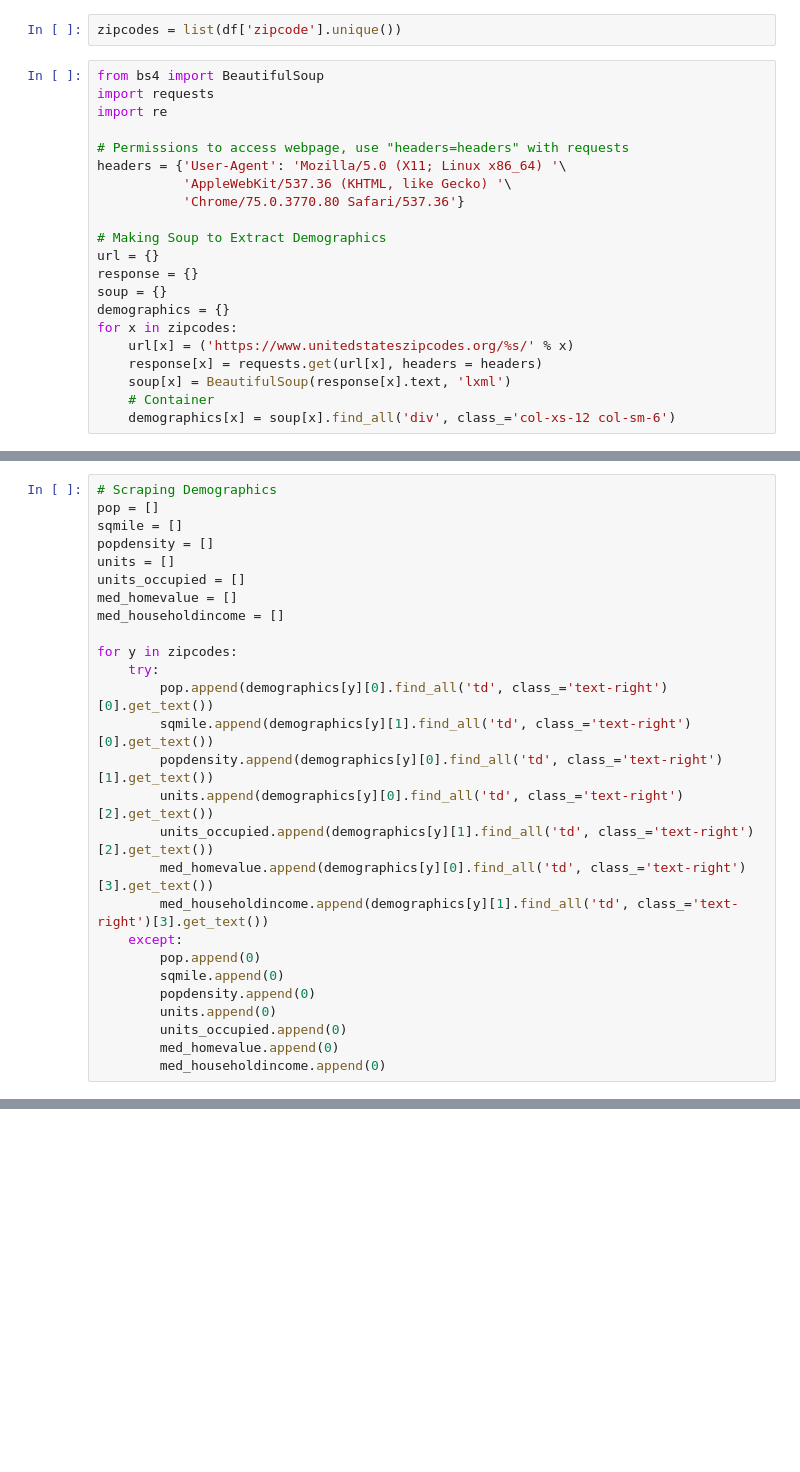
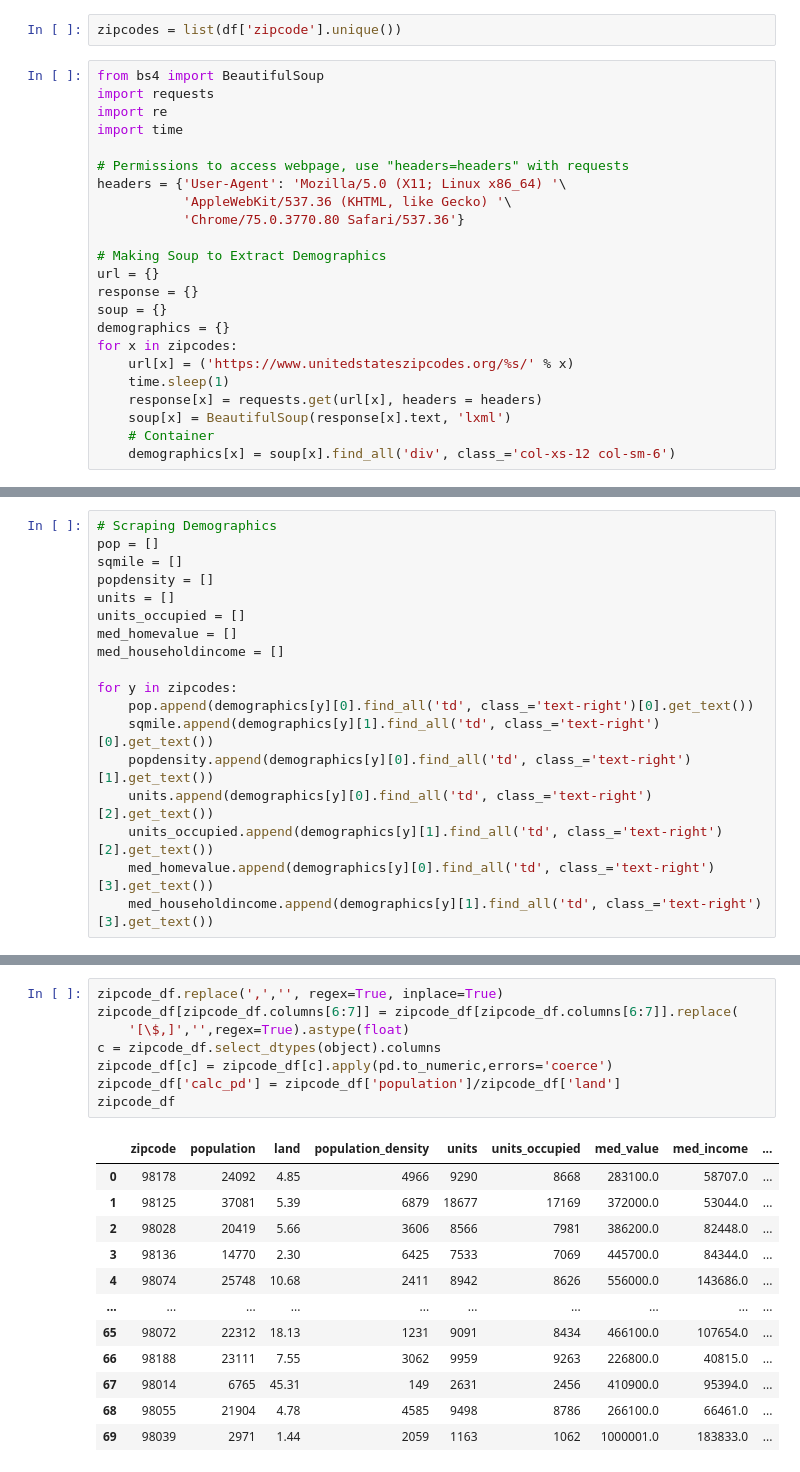
Before and after one commit to naik-sachin/Project_Housing_prediction, a Jupyter notebook: webscraping_zipcode_demographics.ipynb, the cells around one changed output, grey strips where cells are left out. Saved outputs shown, nothing was run; the diff lists cells and outputs as text; blank space fills up the shorter version.

Commit message:
final big data table

```diff
--- a/webscraping_zipcode_demographics.ipynb
+++ b/webscraping_zipcode_demographics.ipynb
@@ -233,6 +233,7 @@ zipcodes = list(df['zipcode'].unique())
 from bs4 import BeautifulSoup
 import requests
 import re
+import time
 
 # Permissions to access webpage, use "headers=headers" with requests
 headers = {'User-Agent': 'Mozilla/5.0 (X11; Linux x86_64) '\
@@ -246,6 +247,7 @@ soup = {}
 demographics = {}
 for x in zipcodes:
     url[x] = ('https://www.unitedstateszipcodes.org/%s/' % x)
+    time.sleep(1)
     response[x] = requests.get(url[x], headers = headers)
     soup[x] = BeautifulSoup(response[x].text, 'lxml')
     # Container
@@ -270,19 +263,10 @@ med_homevalue = []
 med_householdincome = []
 
 for y in zipcodes:
-    try:
-        pop.append(demographics[y][0].find_all('td', class_='text-right')[0].get_text())
-        sqmile.append(demographics[y][1].find_all('td', class_='text-right')[0].get_text())
-        popdensity.append(demographics[y][0].find_all('td', class_='text-right')[1].get_text())
-        units.append(demographics[y][0].find_all('td', class_='text-right')[2].get_text())
-        units_occupied.append(demographics[y][1].find_all('td', class_='text-right')[2].get_text())
-        med_homevalue.append(demographics[y][0].find_all('td', class_='text-right')[3].get_text())
-        med_householdincome.append(demographics[y][1].find_all('td', class_='text-right')[3].get_text())
-    except:
-        pop.append(0)
-        sqmile.append(0)
-        popdensity.append(0)
-        units.append(0)
-        units_occupied.append(0)
-        med_homevalue.append(0)
-        med_householdincome.append(0)
+    pop.append(demographics[y][0].find_all('td', class_='text-right')[0].get_text())
+    sqmile.append(demographics[y][1].find_all('td', class_='text-right')[0].get_text())
+    popdensity.append(demographics[y][0].find_all('td', class_='text-right')[1].get_text())
+    units.append(demographics[y][0].find_all('td', class_='text-right')[2].get_text())
+    units_occupied.append(demographics[y][1].find_all('td', class_='text-right')[2].get_text())
+    med_homevalue.append(demographics[y][0].find_all('td', class_='text-right')[3].get_text())
+    med_householdincome.append(demographics[y][1].find_all('td', class_='text-right')[3].get_text())
@@ -310,0 +294,21 @@ zipcode_df.head(70)
+# %%
+zipcode_df.replace(',','', regex=True, inplace=True)
+zipcode_df[zipcode_df.columns[6:7]] = zipcode_df[zipcode_df.columns[6:7]].replace(
+    '[\$,]','',regex=True).astype(float)
+c = zipcode_df.select_dtypes(object).columns
+zipcode_df[c] = zipcode_df[c].apply(pd.to_numeric,errors='coerce')
+zipcode_df['calc_pd'] = zipcode_df['population']/zipcode_df['land']
+zipcode_df
+# %% [output]
+|  | zipcode | population | land | population_density | units | units_occupied | med_value | med_income | ... |
+| 0 | 98178 | 24092 | 4.85 | 4966 | 9290 | 8668 | 283100.0 | 58707.0 | ... |
+| 1 | 98125 | 37081 | 5.39 | 6879 | 18677 | 17169 | 372000.0 | 53044.0 | ... |
+| 2 | 98028 | 20419 | 5.66 | 3606 | 8566 | 7981 | 386200.0 | 82448.0 | ... |
+| 3 | 98136 | 14770 | 2.30 | 6425 | 7533 | 7069 | 445700.0 | 84344.0 | ... |
+| 4 | 98074 | 25748 | 10.68 | 2411 | 8942 | 8626 | 556000.0 | 143686.0 | ... |
+| ... | ... | ... | ... | ... | ... | ... | ... | ... | ... |
+| 65 | 98072 | 22312 | 18.13 | 1231 | 9091 | 8434 | 466100.0 | 107654.0 | ... |
+| 66 | 98188 | 23111 | 7.55 | 3062 | 9959 | 9263 | 226800.0 | 40815.0 | ... |
+| 67 | 98014 | 6765 | 45.31 | 149 | 2631 | 2456 | 410900.0 | 95394.0 | ... |
+| 68 | 98055 | 21904 | 4.78 | 4585 | 9498 | 8786 | 266100.0 | 66461.0 | ... |
+| 69 | 98039 | 2971 | 1.44 | 2059 | 1163 | 1062 | 1000001.0 | 183833.0 | ... |
```
Also changed, not shown: parts of 7 cells of this notebook, 4 other files.
